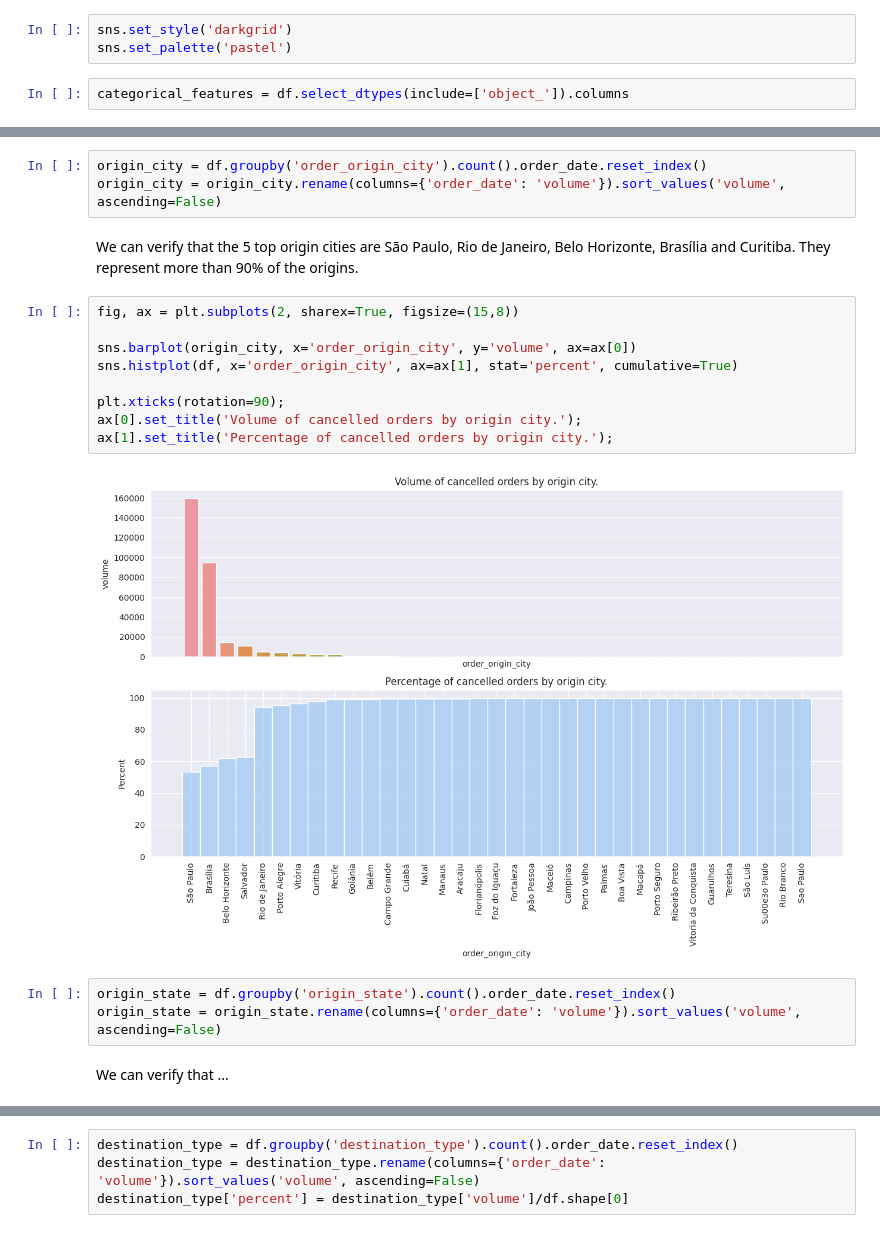
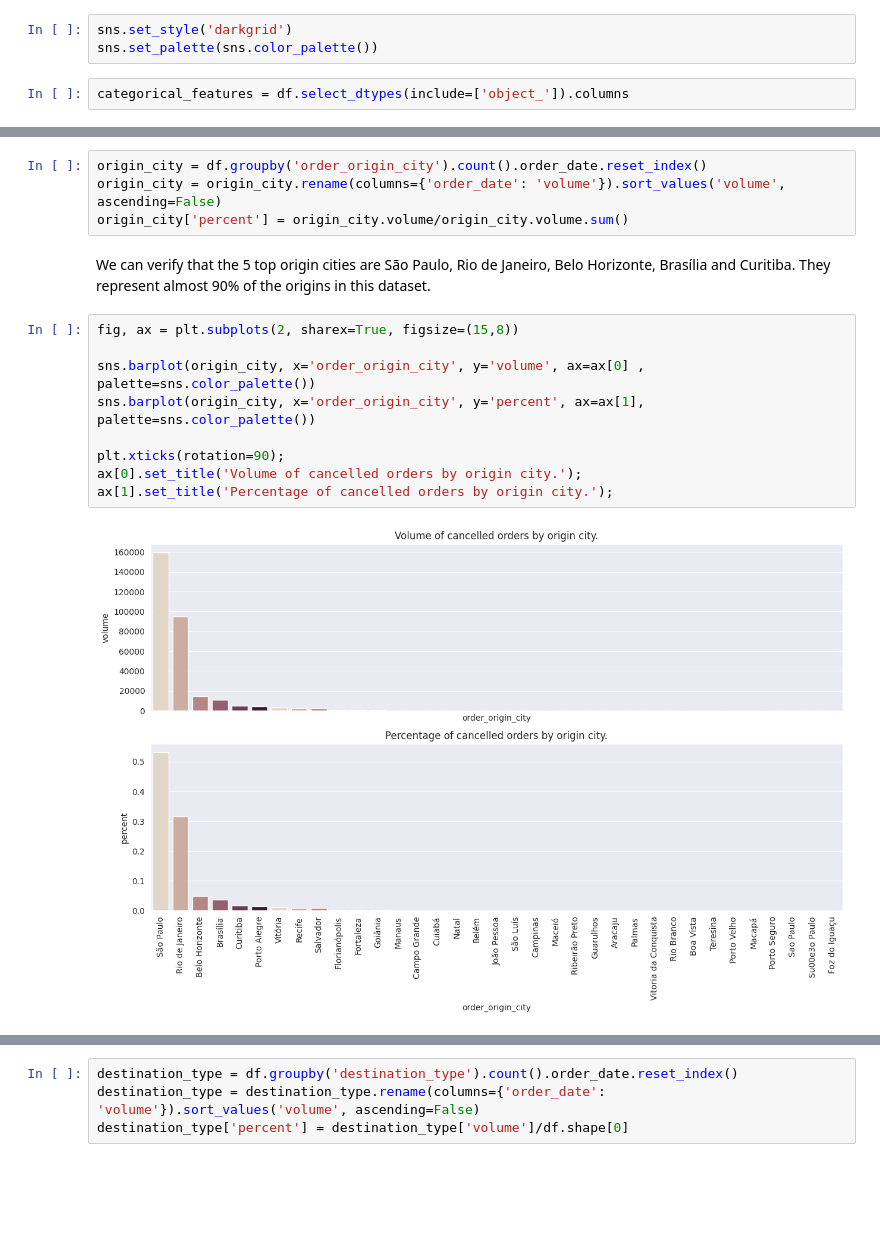
Before and after one commit to tamiriscrepalde/survival-analysis, a Jupyter notebook: notebooks/exploratory_data_analysis/exploratory_data_analysis.ipynb, the cells around one changed output, grey strips where cells are left out. Drawn from its saved outputs; the diff is of its cells as text; blank space fills up the shorter version.

```diff
--- a/notebooks/exploratory_data_analysis/exploratory_data_analysis.ipynb
+++ b/notebooks/exploratory_data_analysis/exploratory_data_analysis.ipynb
@@ -210,6 +207,6 @@ df['qty_dailies'] = df['qty_dailies'].astype(int)
 Let's start analyzing the data taking a look into the categorical data.
 # %%
 sns.set_style('darkgrid')
-sns.set_palette('pastel')
+sns.set_palette(sns.color_palette())
 # %%
 categorical_features = df.select_dtypes(include=['object_']).columns
@@ -216,21 +232,17 @@ categorical_features = df.select_dtypes(include=['object_']).columns
 # %%
 origin_city = df.groupby('order_origin_city').count().order_date.reset_index()
 origin_city = origin_city.rename(columns={'order_date': 'volume'}).sort_values('volume', ascending=False)
+origin_city['percent'] = origin_city.volume/origin_city.volume.sum()
 # %% [markdown]
-We can verify that the 5 top origin cities are São Paulo, Rio de Janeiro, Belo Horizonte, Brasília and Curitiba. They represent more than 90% of the origins.
+We can verify that the 5 top origin cities are São Paulo, Rio de Janeiro, Belo Horizonte, Brasília and Curitiba. They represent almost 90% of the origins in this dataset.
 # %%
 fig, ax = plt.subplots(2, sharex=True, figsize=(15,8))
 
-sns.barplot(origin_city, x='order_origin_city', y='volume', ax=ax[0])
-sns.histplot(df, x='order_origin_city', ax=ax[1], stat='percent', cumulative=True)
+sns.barplot(origin_city, x='order_origin_city', y='volume', ax=ax[0] , palette=sns.color_palette())
+sns.barplot(origin_city, x='order_origin_city', y='percent', ax=ax[1], palette=sns.color_palette())
 
 plt.xticks(rotation=90);
 ax[0].set_title('Volume of cancelled orders by origin city.');
 ax[1].set_title('Percentage of cancelled orders by origin city.');
 # %% [output]
-[figure, old version]
+[figure, new version]
-# %%
-origin_state = df.groupby('origin_state').count().order_date.reset_index()
-origin_state = origin_state.rename(columns={'order_date': 'volume'}).sort_values('volume', ascending=False)
-# %% [markdown]
-We can verify that ...
```
Also changed, not shown: parts of 29 cells of this notebook.
